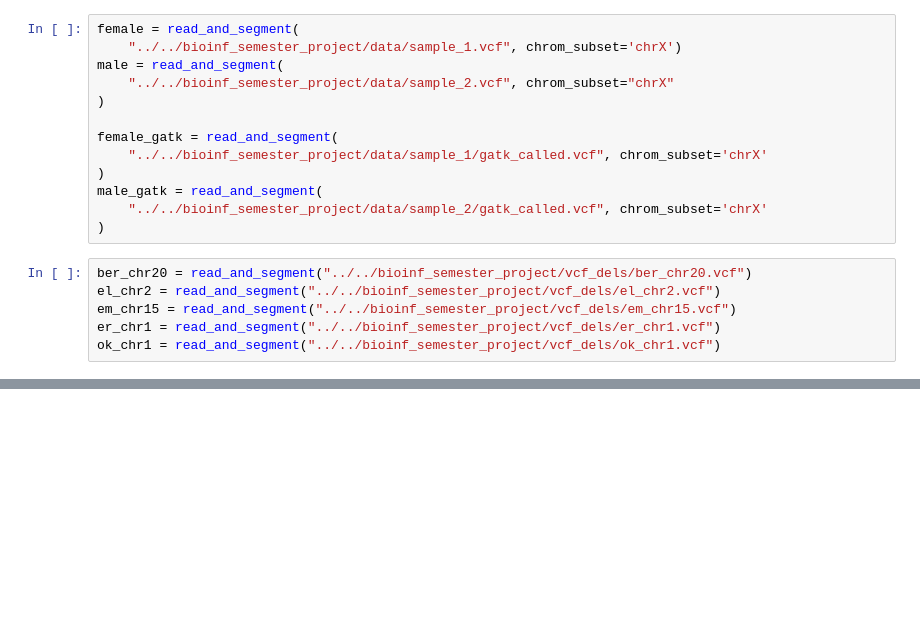
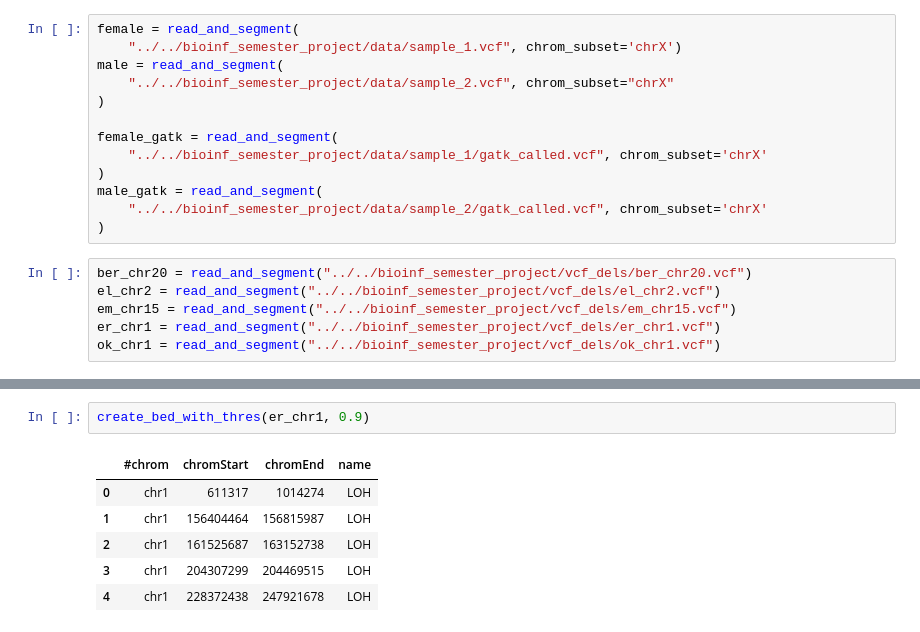
Before and after one commit to wwoskie/HaploGone, a Jupyter notebook: code/examples.ipynb, the cells around one changed output, grey strips where cells are left out. Saved outputs shown, nothing was run; the diff lists cells and outputs as text; blank space fills up the shorter version.

```diff
--- a/code/examples.ipynb
+++ b/code/examples.ipynb
@@ -47,0 +58,9 @@ plot_chromosome(ok_chr1, "ok_chr1", "chr1")
+# %%
+create_bed_with_thres(er_chr1, 0.9)
+# %% [output]
+|  | #chrom | chromStart | chromEnd | name |
+| 0 | chr1 | 611317 | 1014274 | LOH |
+| 1 | chr1 | 156404464 | 156815987 | LOH |
+| 2 | chr1 | 161525687 | 163152738 | LOH |
+| 3 | chr1 | 204307299 | 204469515 | LOH |
+| 4 | chr1 | 228372438 | 247921678 | LOH |
```
Also changed, not shown: parts of 2 cells of this notebook, 1 other file.
